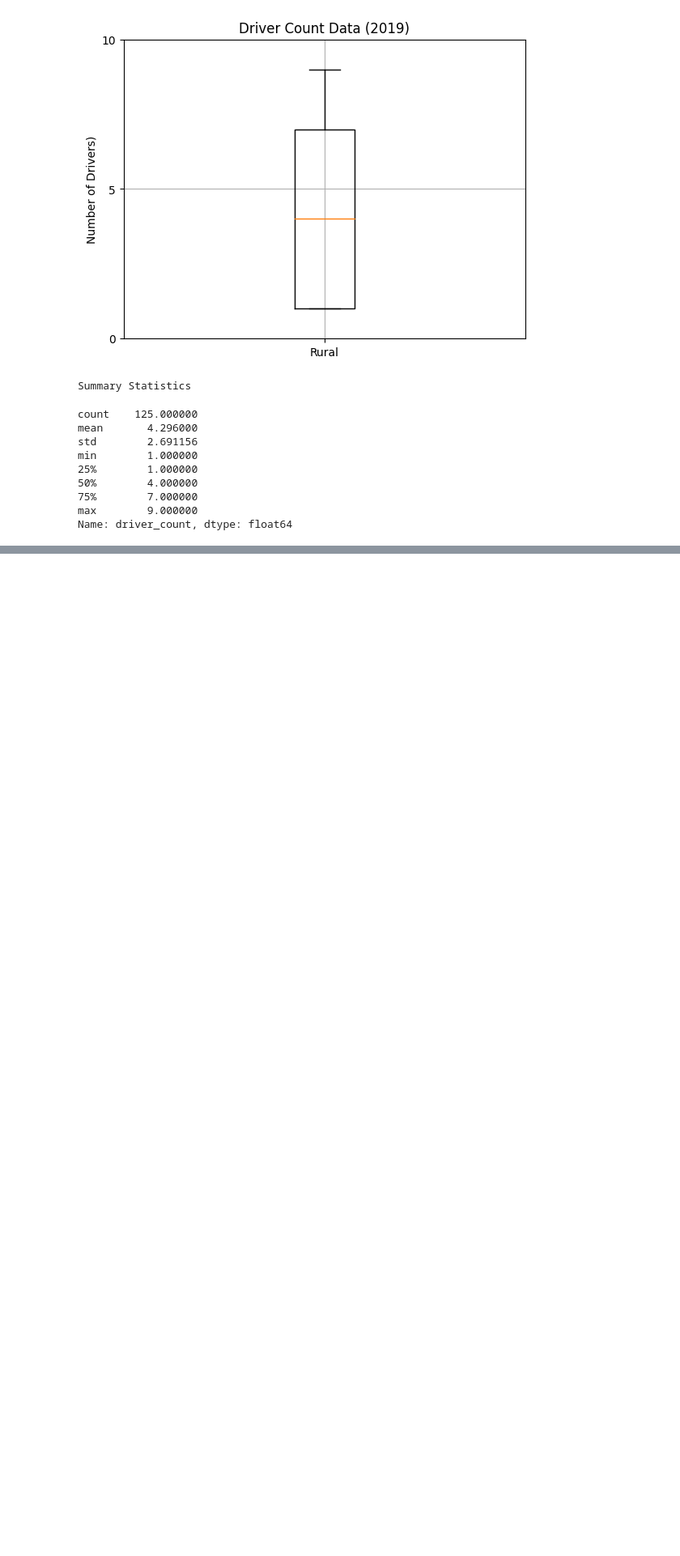
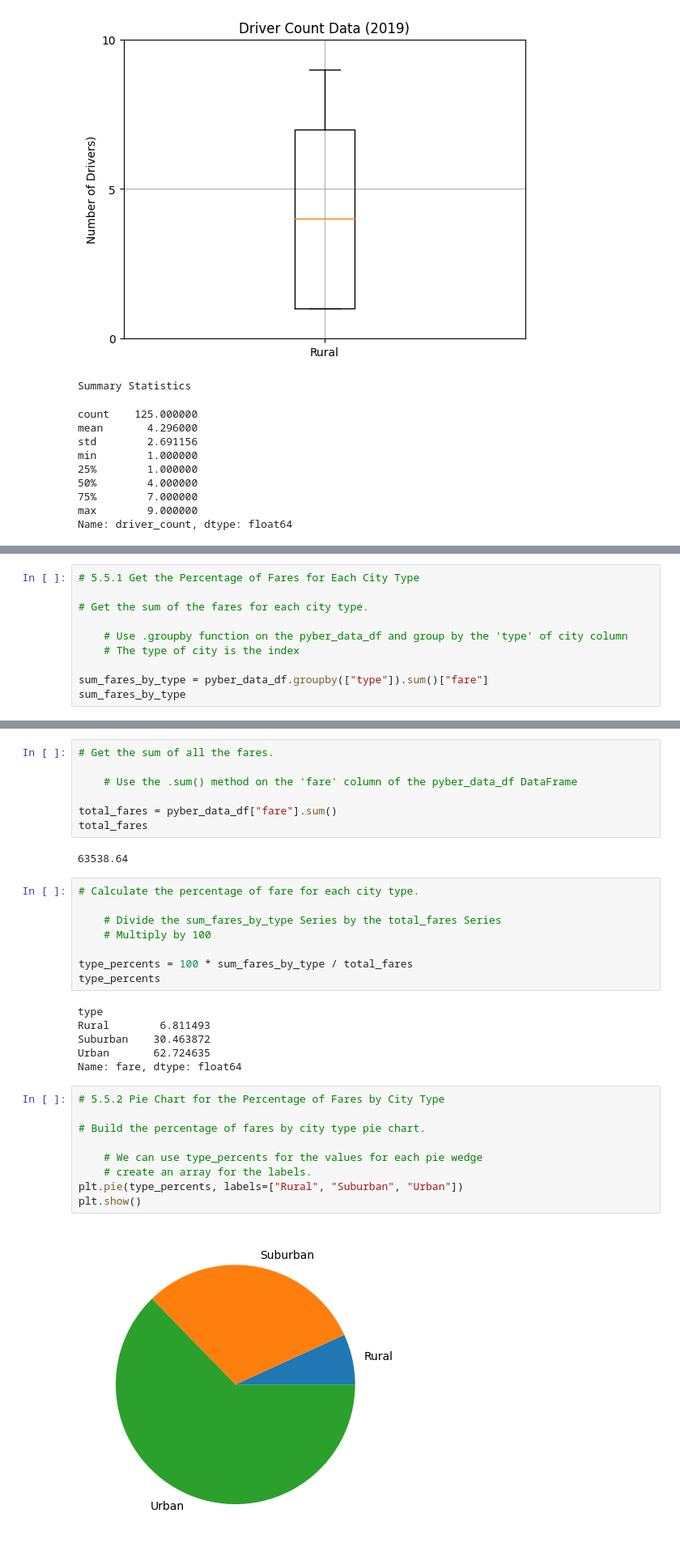
Before and after one commit to marcomireles123/PyBer_Analysis, a Jupyter notebook: PyBer_Analysis/PyBer.ipynb, the cells around one changed output, grey strips where cells are left out. Shown: that part at 81% size. Drawn from its saved outputs; the diff is of its cells as text; blank space fills up the shorter version.

Commit message:
Pie Chart for the Percentage of Fares by City Type

```diff
--- a/PyBer_Analysis/PyBer.ipynb
+++ b/PyBer_Analysis/PyBer.ipynb
@@ -935,3 +935,13 @@ plt.savefig("analysis/Fig4.png")
 plt.show()
 # %% [output]
 [figure]
+# %%
+# 5.5.1 Get the Percentage of Fares for Each City Type
+
+# Get the sum of the fares for each city type.
+
+    # Use .groupby function on the pyber_data_df and group by the 'type' of city column
+    # The type of city is the index
+
+sum_fares_by_type = pyber_data_df.groupby(["type"]).sum()["fare"]
+sum_fares_by_type
@@ -937,0 +954,34 @@ plt.show()
+# %%
+# Get the sum of all the fares.
+
+    # Use the .sum() method on the 'fare' column of the pyber_data_df DataFrame
+
+total_fares = pyber_data_df["fare"].sum()
+total_fares
+# %% [output]
+63538.64
+# %%
+# Calculate the percentage of fare for each city type.
+
+    # Divide the sum_fares_by_type Series by the total_fares Series
+    # Multiply by 100
+
+type_percents = 100 * sum_fares_by_type / total_fares
+type_percents
+# %% [output]
+type
+Rural        6.811493
+Suburban    30.463872
+Urban       62.724635
+Name: fare, dtype: float64
+# %%
+# 5.5.2 Pie Chart for the Percentage of Fares by City Type
+
+# Build the percentage of fares by city type pie chart.
+
+    # We can use type_percents for the values for each pie wedge
+    # create an array for the labels.
+plt.pie(type_percents, labels=["Rural", "Suburban", "Urban"])
+plt.show()
+# %% [output]
+[figure, added]
```
Also changed, not shown: parts of 8 cells of this notebook, 1 other file.
